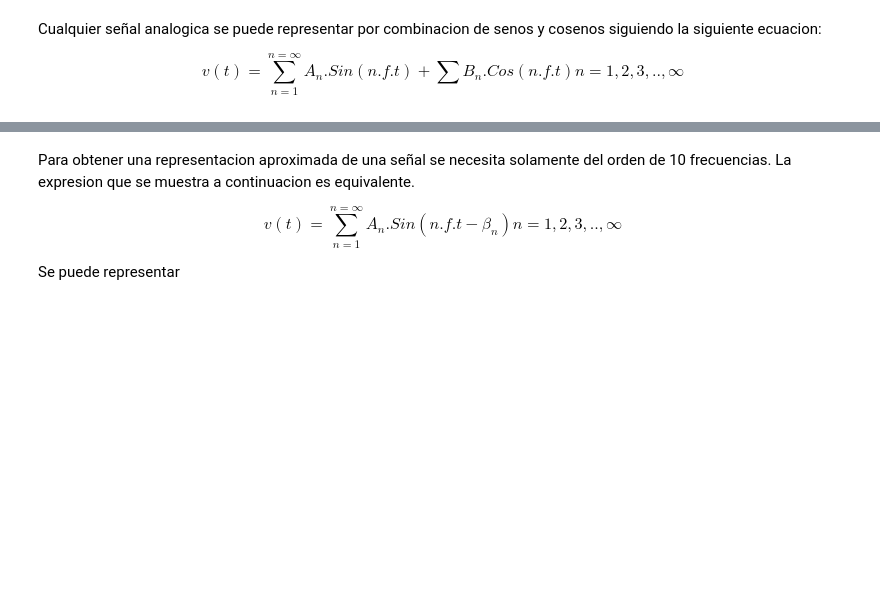
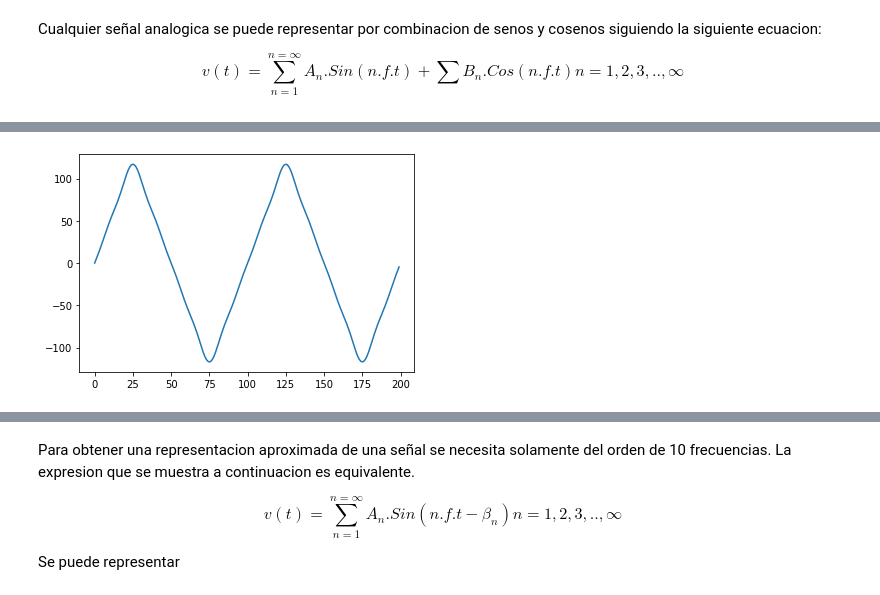
Before and after one commit to hoyosdani/Digital_unsa, a Jupyter notebook: Muestreo.ipynb, the cells around one changed output, grey strips where cells are left out. Saved outputs shown, nothing was run; the diff lists cells and outputs as text; code cells hidden in the pictures; blank space fills up the shorter version.

```diff
--- a/Muestreo.ipynb
+++ b/Muestreo.ipynb
@@ -160,0 +193,4 @@ interactive(children=(IntSlider(value=50, description='a0'), IntSlider(value=50,
+# %%
+foui(0,100,0,-11,0,4,0,-2,0,0,0,0,0,0,0)
+# %% [output]
+[figure, added]
```
Also changed, not shown: parts of 39 cells of this notebook.
